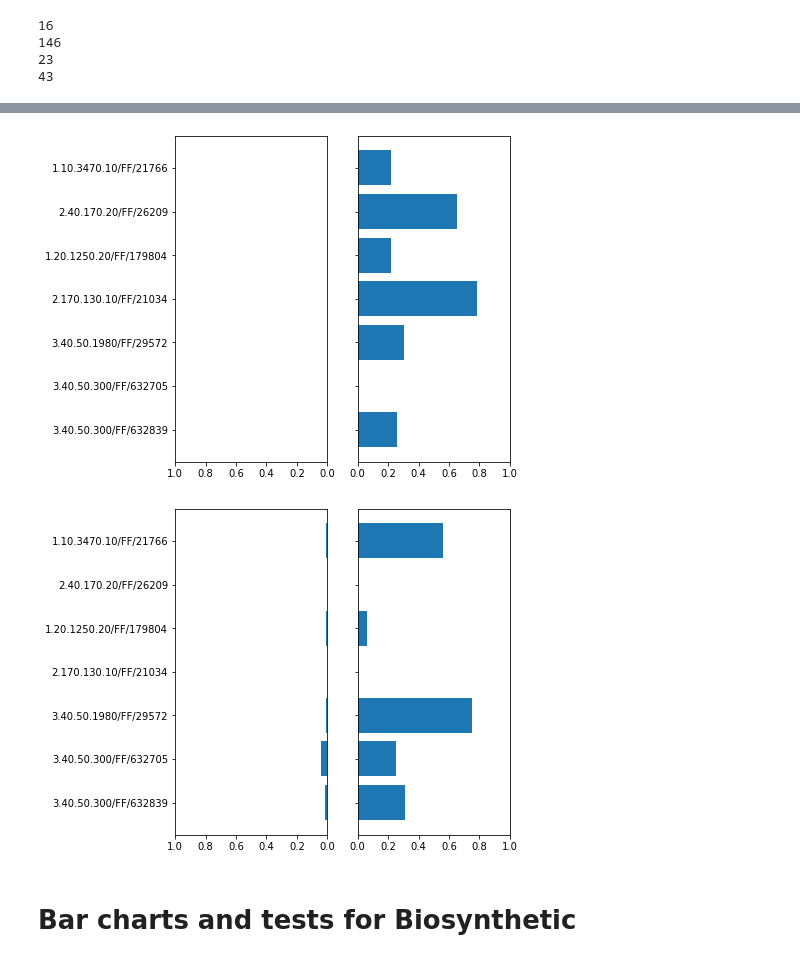
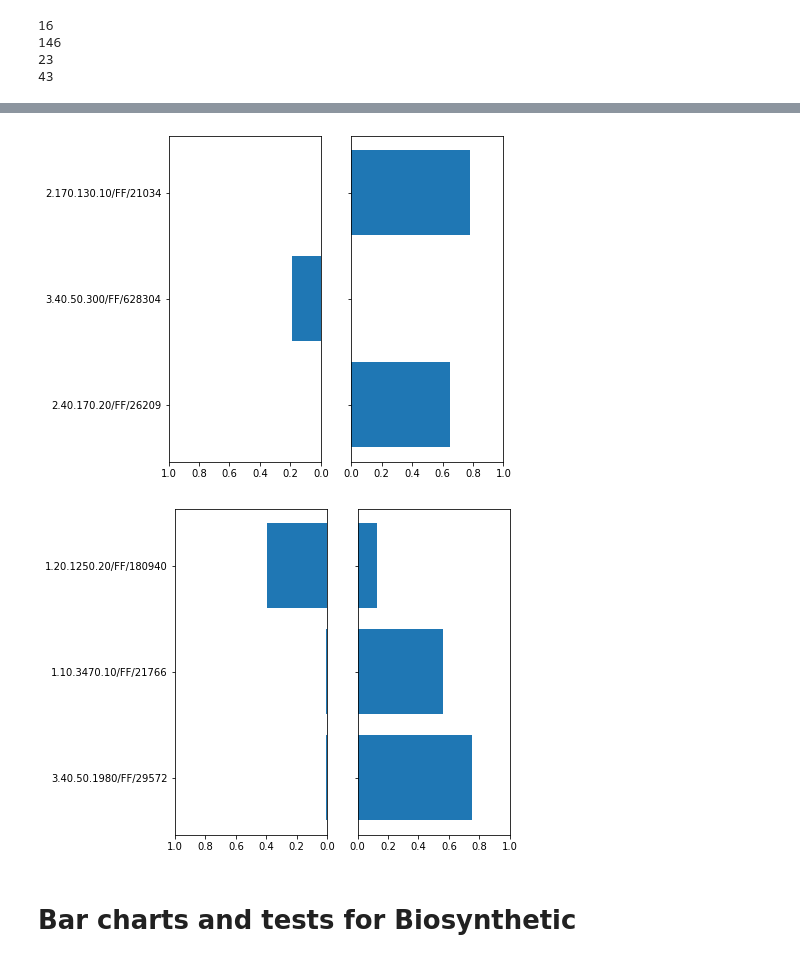
Before and after one commit to nickbhat/bgc_tran, a Jupyter notebook: Fig3-Final.ipynb, the cells around one changed output, grey strips where cells are left out. Saved outputs shown, nothing was run; the diff lists cells and outputs as text; code cells hidden in the pictures.

```diff
--- a/Fig3-Final.ipynb
+++ b/Fig3-Final.ipynb
@@ -97,25 +97,22 @@ plt.show()
 # %% [markdown]
 # Statistical tests
 # %%
-## Run z-tests
+import scipy.stats as stats
+
+## Run fisher exact tests
+
 pvalues1 = []
 pvalues2 = []
 for pfam in cols:
-    compare = [siderophore_plus[pfam].astype(bool).sum(),other_plus[pfam].astype(bool).sum()]
-    p = proportions_ztest(compare,
-                          [siderophore_plus.shape[0],other_plus.shape[0]])
-    if np.isfinite(p[1]):
-        pvalues1.append(p[1])
-    else:
-        pvalues1.append(1)
+    compare1 = [siderophore_plus[pfam].sum(),other_plus[pfam].sum()]
+    compare2 = [siderophore_plus[cols.drop(pfam)].sum().sum(), other_plus[cols.drop(pfam)].sum().sum()]
+    oddsratio, pvalue = stats.fisher_exact([compare1, compare2])
+    pvalues1.append(pvalue)
 
-    compare = [siderophore_neg[pfam].astype(bool).sum(),other_neg[pfam].astype(bool).sum()]
-    p = proportions_ztest(compare,
-                          [siderophore_neg.shape[0],other_neg.shape[0]])
-    if np.isfinite(p[1]):
-        pvalues2.append(p[1])
-    else:
-        pvalues2.append(1)
+    compare1 = [siderophore_neg[pfam].sum(),other_neg[pfam].sum()]
+    compare2 = [siderophore_neg[cols.drop(pfam)].sum().sum(), other_neg[cols.drop(pfam)].sum().sum()]
+    oddsratio, pvalue = stats.fisher_exact([compare1, compare2])
+    pvalues2.append(pvalue)
 
 ## Multiple correction
 t1 = multipletests(np.array(pvalues1),alpha=0.05,method='fdr_bh')
@@ -127,14 +124,14 @@ for pfam in cols:
 
     if t1[1][i] < 0.05:
         print(pfam)
-        print("Pos Abx :" + str(int(compare[0] / siderophore_plus.shape[0] * 100)))
+        print("Pos Siderophore :" + str(int(compare[0] / siderophore_plus.shape[0] * 100)))
         print("Pos Other :" + str(int(compare[1] / other_plus.shape[0] * 100)))
         print(t1[1][i])
 
     compare = [siderophore_neg[pfam].astype(bool).sum(),other_neg[pfam].astype(bool).sum()]
     if t2[1][i] < 0.05:
         print(pfam)
-        print("Neg Abx :" + str(int(compare[0] / siderophore_neg.shape[0] * 100)))
+        print("Neg Siderophore :" + str(int(compare[0] / siderophore_neg.shape[0] * 100)))
         print("Neg Other :" + str(int(compare[1] / other_neg.shape[0] * 100)))
         print(t2[1][i])
     i += 1
@@ -246,34 +233,34 @@ Pos Other :4
 # %%
 ## Plot barchart
 
 import matplotlib.pyplot as plt
 plt.rcParams['svg.fonttype'] = 'none'
 
 plt.rcParams["figure.figsize"] = (6,6)
 
 fig, axes = plt.subplots(ncols=2, sharey=True)
-axes[0].barh(cathdb_other_neg.sum()[sig].keys(), cathdb_other_neg.astype(bool).sum()[sig] / cathdb_other_neg.shape[0], align='center')
-axes[1].barh(cathdb_siderophore_neg.sum()[sig].keys(), cathdb_siderophore_neg.astype(bool).sum()[sig] / cathdb_siderophore_neg.shape[0], align='center')
+axes[0].barh(cathdb_other_neg.sum()[sig_neg].keys(), cathdb_other_neg.astype(bool).sum()[sig_neg] / cathdb_other_neg.shape[0], align='center')
+axes[1].barh(cathdb_siderophore_neg.sum()[sig_neg].keys(), cathdb_siderophore_neg.astype(bool).sum()[sig_neg] / cathdb_siderophore_neg.shape[0], align='center')
 axes[0].set_xlim(0,1)
 axes[1].set_xlim(0,1)
 axes[0].invert_xaxis()
 plt.savefig("FigS1-1.svg")
 
 plt.show()
 
 fig, axes = plt.subplots(ncols=2, sharey=True)
-axes[0].barh(cathdb_other_plus.sum()[sig].keys(), cathdb_other_plus.astype(bool).sum()[sig] / cathdb_other_plus.shape[0], align='center')
-axes[1].barh(cathdb_siderophore_plus.sum()[sig].keys(), cathdb_siderophore_plus.astype(bool).sum()[sig] / cathdb_siderophore_plus.shape[0], align='center')
+axes[0].barh(cathdb_other_plus.sum()[sig_pos].keys(), cathdb_other_plus.astype(bool).sum()[sig_pos] / cathdb_other_plus.shape[0], align='center')
+axes[1].barh(cathdb_siderophore_plus.sum()[sig_pos].keys(), cathdb_siderophore_plus.astype(bool).sum()[sig_pos] / cathdb_siderophore_plus.shape[0], align='center')
 axes[0].set_xlim(0,1)
 axes[1].set_xlim(0,1)
 axes[0].invert_xaxis()
 
 plt.savefig("FigS1-2.svg")
 
 plt.show()
 # %% [output]
-[figure, old version]
+[figure, new version]
-[figure, old version]
+[figure, new version]
 # %% [markdown]
 # Bar charts and tests for Biosynthetic
 # %%
```
Also changed, not shown: parts of 10 cells of this notebook, 3 other files.
